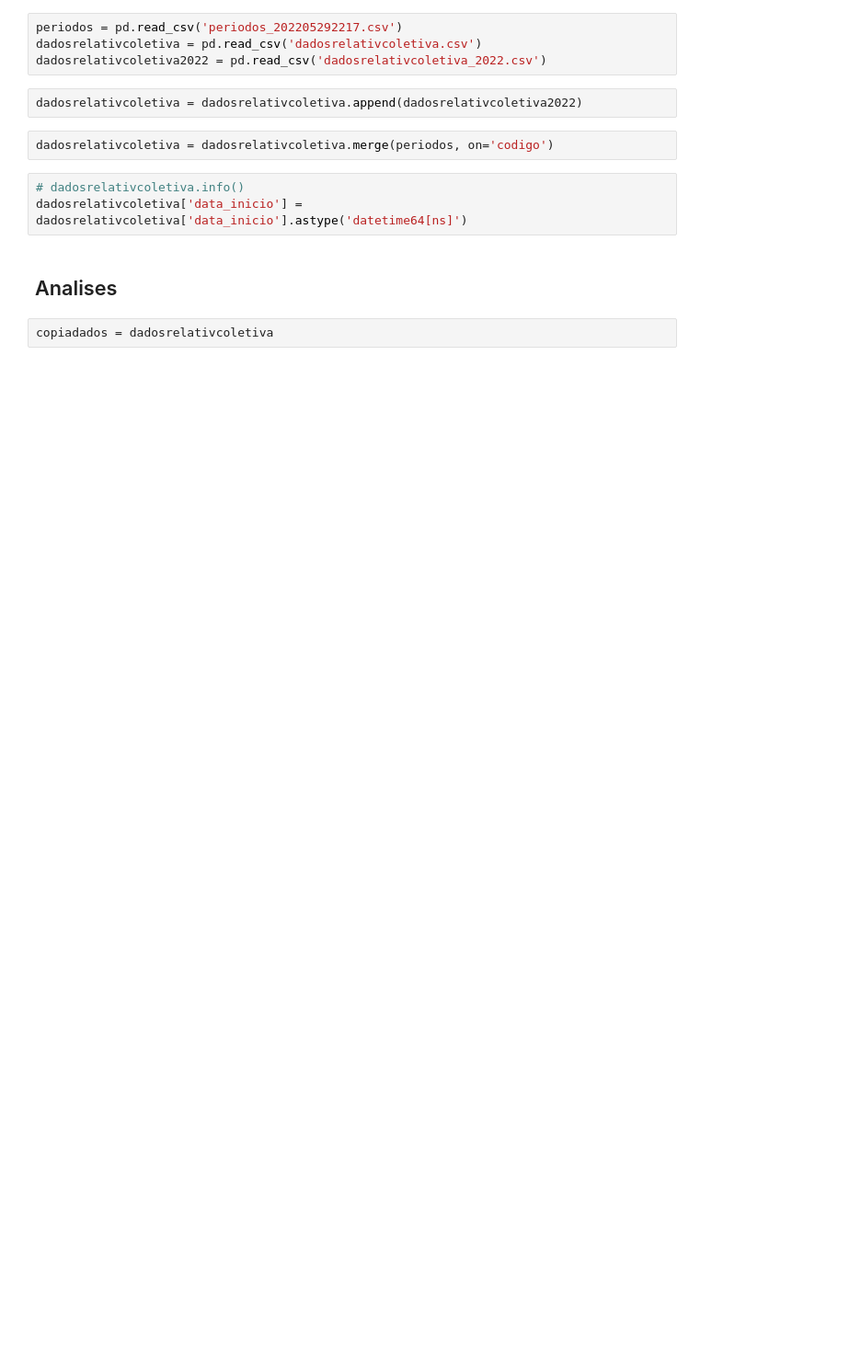
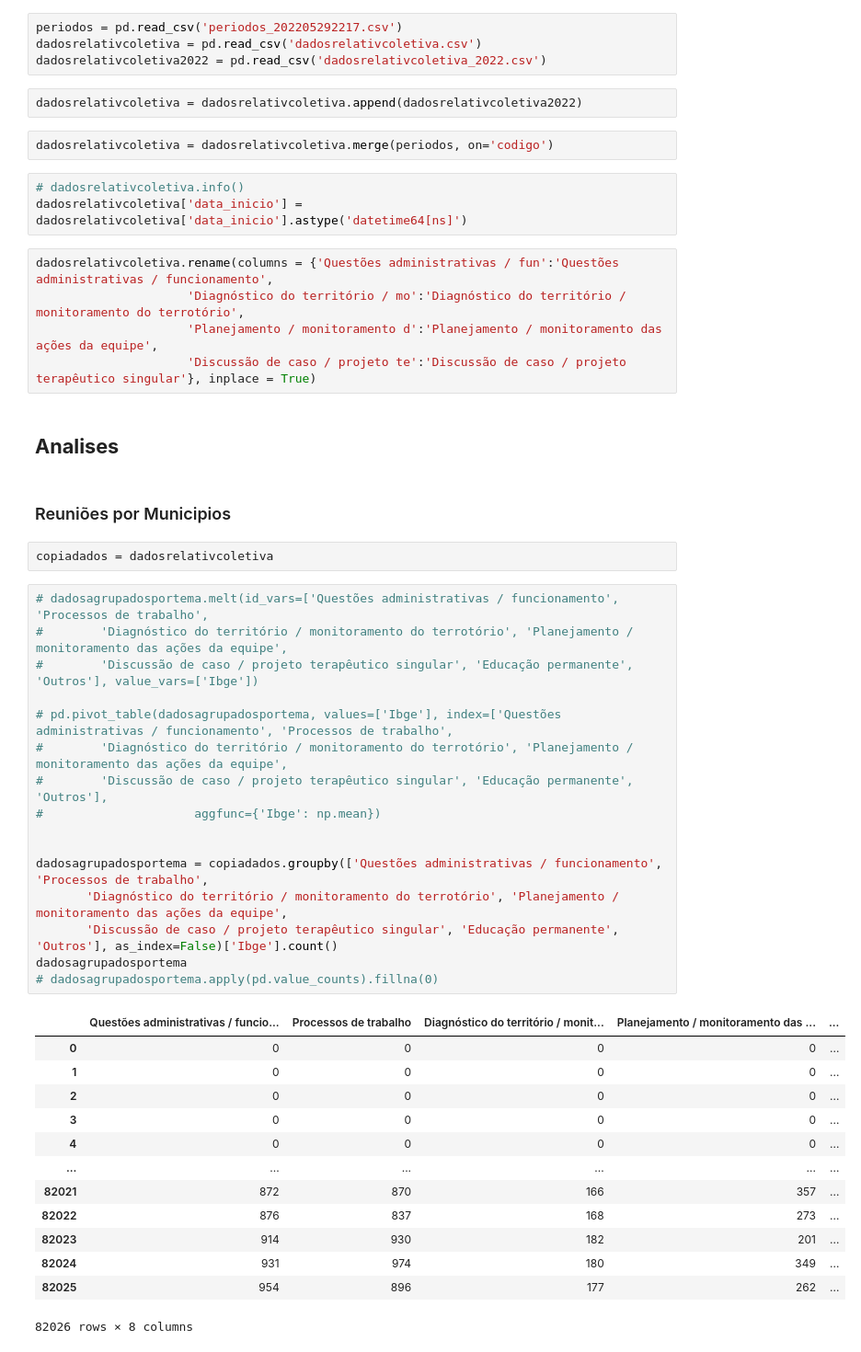
Before and after one commit to ImpulsoGov/analises-publicas-saude, a Jupyter notebook: Notebooks/202205_Atividade_Coletiva_Reunioes_Territorios.ipynb, the cells around one changed output. Shown: that part at 92% size. Saved outputs shown, nothing was run; the diff lists cells and outputs as text; blank space fills up the shorter version.

```diff
--- a/Notebooks/202205_Atividade_Coletiva_Reunioes_Territorios.ipynb
+++ b/Notebooks/202205_Atividade_Coletiva_Reunioes_Territorios.ipynb
@@ -73,7 +75,44 @@ dadosrelativcoletiva = dadosrelativcoletiva.merge(periodos, on='codigo')
 # %%
 # dadosrelativcoletiva.info()
 dadosrelativcoletiva['data_inicio'] = dadosrelativcoletiva['data_inicio'].astype('datetime64[ns]')
+# %%
+dadosrelativcoletiva.rename(columns = {'Questões administrativas / fun':'Questões administrativas / funcionamento',
+                     'Diagnóstico do território / mo':'Diagnóstico do território / monitoramento do terrotório',
+                     'Planejamento / monitoramento d':'Planejamento / monitoramento das ações da equipe',
+                     'Discussão de caso / projeto te':'Discussão de caso / projeto terapêutico singular'}, inplace = True)
 # %% [markdown]
-## Analises
+## **Analises**
+# %% [markdown]
+### Reuniões por Municipios
 # %%
 copiadados = dadosrelativcoletiva
+# %%
+# dadosagrupadosportema.melt(id_vars=['Questões administrativas / funcionamento', 'Processos de trabalho',
+#        'Diagnóstico do território / monitoramento do terrotório', 'Planejamento / monitoramento das ações da equipe',
+#        'Discussão de caso / projeto terapêutico singular', 'Educação permanente', 'Outros'], value_vars=['Ibge'])
+
+# pd.pivot_table(dadosagrupadosportema, values=['Ibge'], index=['Questões administrativas / funcionamento', 'Processos de trabalho',
+#        'Diagnóstico do território / monitoramento do terrotório', 'Planejamento / monitoramento das ações da equipe',
+#        'Discussão de caso / projeto terapêutico singular', 'Educação permanente', 'Outros'],
+#                     aggfunc={'Ibge': np.mean})
+
+
+dadosagrupadosportema = copiadados.groupby(['Questões administrativas / funcionamento', 'Processos de trabalho',
+       'Diagnóstico do território / monitoramento do terrotório', 'Planejamento / monitoramento das ações da equipe',
+       'Discussão de caso / projeto terapêutico singular', 'Educação permanente', 'Outros'], as_index=False)['Ibge'].count()
+dadosagrupadosportema
+# dadosagrupadosportema.apply(pd.value_counts).fillna(0)
+# %% [output]
+|  | Questões administrativas / funcio... | Processos de trabalho | Diagnóstico do território / monit... | Planejamento / monitoramento das ... | ... |
+| 0 | 0 | 0 | 0 | 0 | ... |
+| 1 | 0 | 0 | 0 | 0 | ... |
+| 2 | 0 | 0 | 0 | 0 | ... |
+| 3 | 0 | 0 | 0 | 0 | ... |
+| 4 | 0 | 0 | 0 | 0 | ... |
+| ... | ... | ... | ... | ... | ... |
+| 82021 | 872 | 870 | 166 | 357 | ... |
+| 82022 | 876 | 837 | 168 | 273 | ... |
+| 82023 | 914 | 930 | 182 | 201 | ... |
+| 82024 | 931 | 974 | 180 | 349 | ... |
+| 82025 | 954 | 896 | 177 | 262 | ... |
+82026 rows × 8 columns
```
Also changed, not shown: parts of 11 cells of this notebook.
